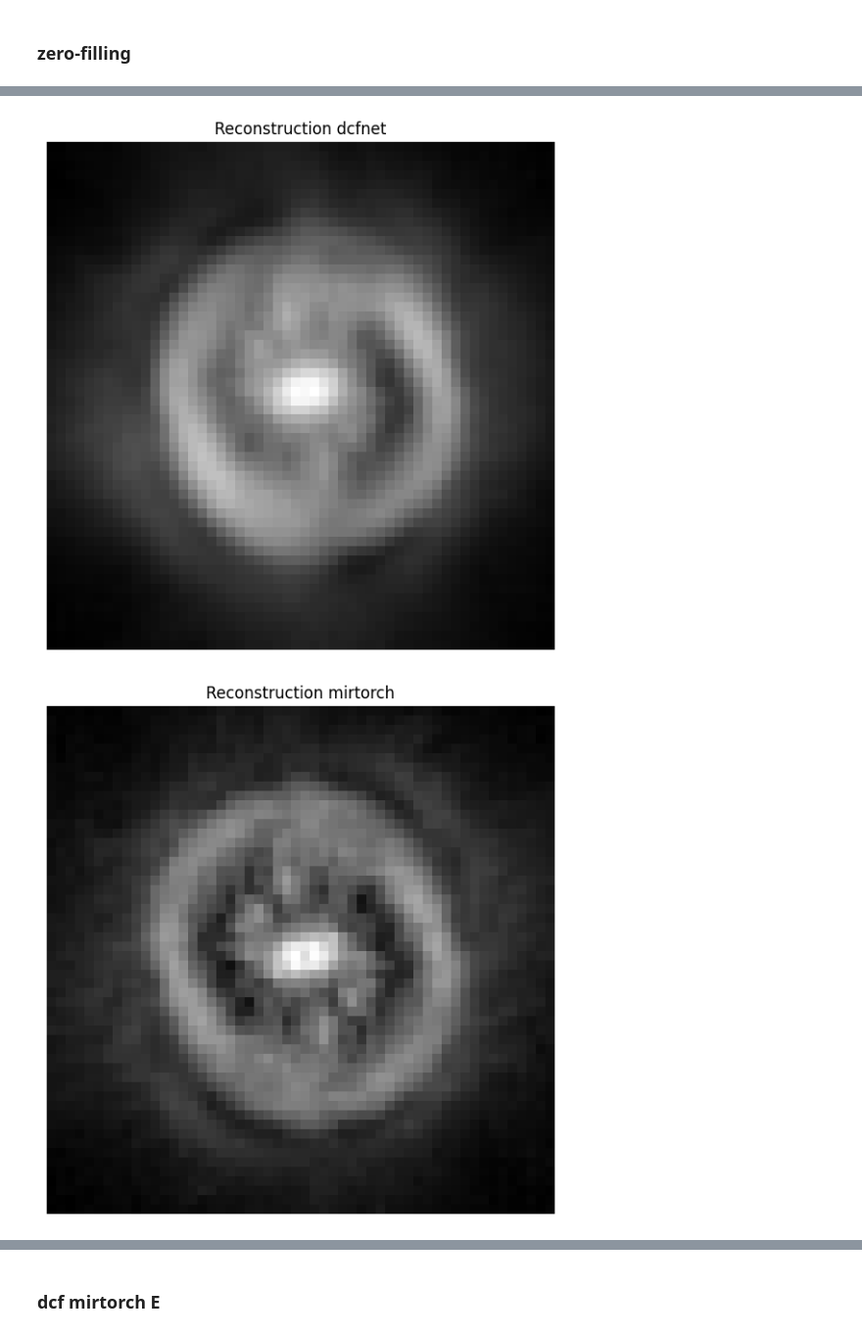
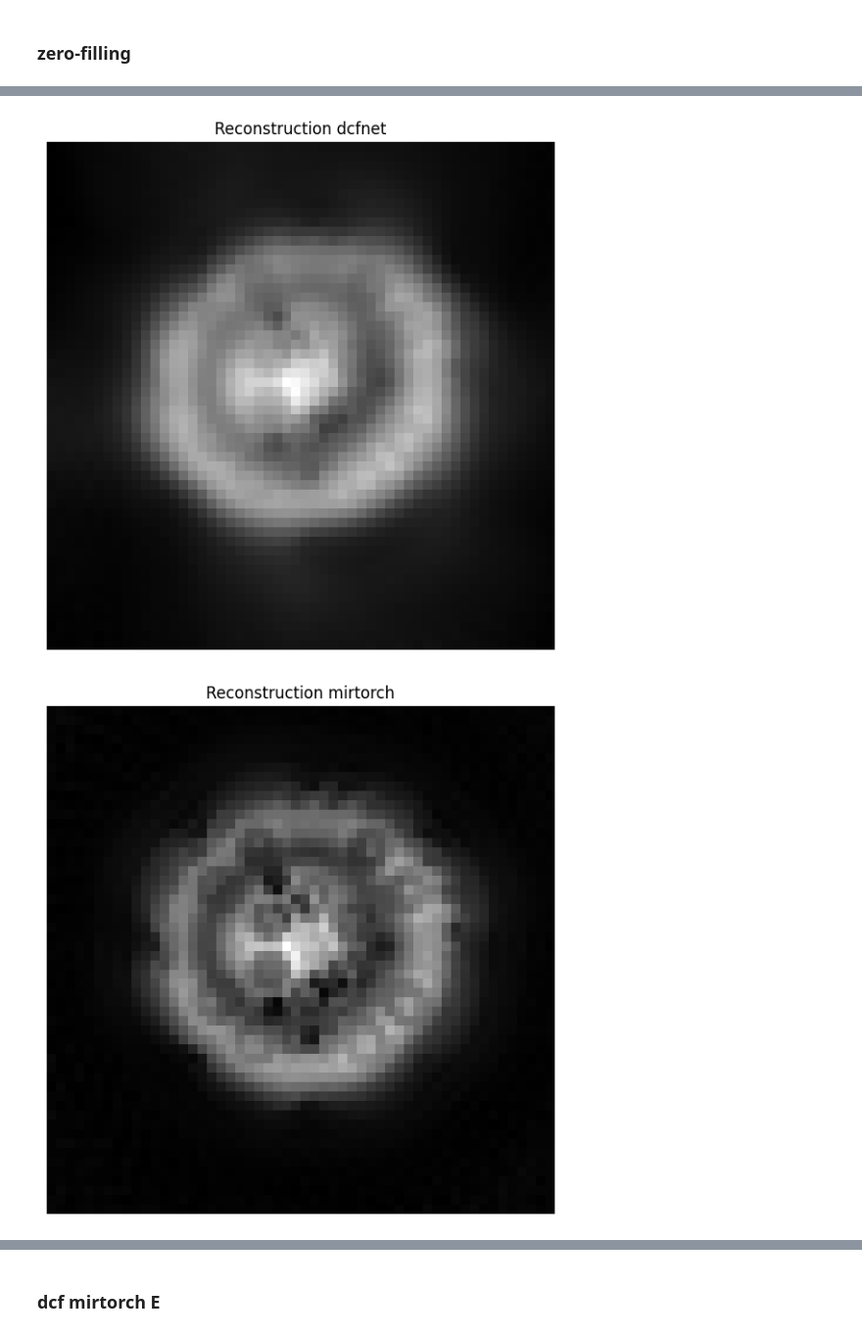
Before and after one commit to frank-roesler/MR_Trajectory_Fit, a Jupyter notebook: recon.ipynb, the cells around one changed output, grey strips where cells are left out. Shown at 98% size. Cells and saved outputs as stored; diff of their text form; code cells hidden in the pictures.

Commit message:
fix recon for modified rosette reshuffle

```diff
--- a/recon.ipynb
+++ b/recon.ipynb
@@ -110,6 +108,9 @@ data_t0 = data[:, :, 0, :]  # (petals, coils, points)
 data_flat = data_t0.transpose(1, 0, 2).reshape(N_COILS, -1)
 
 print("flat:", data_flat.shape)
+
+sampled_tensor = torch.tensor(data_flat, dtype=torch.complex64)  # shape: (32, 8000)
+print(f"sampled tensor shape: {sampled_tensor.shape}")
 # %% [output]
 Raw stacked shape: (80, 32, 32704)
 Shape after discarding initial 42 points: (80, 32, 32662)
@@ -251,29 +259,13 @@ def reconstruct_rss_mirtorch(data_flat, rosette_tensor, recon):
 # %% [markdown]
 ### zero-filling
 # %%
-print(f"Max k-space value in trajectory: {torch.abs(rosette_tensor).max():.4f}")
+print(f"Max k-space value in trajectory: {torch.abs(rosette_resort_tensor).max():.4f}")
 new_params = params.copy()
-new_params["img_size"] = int(np.round(torch.abs(rosette_tensor).max() * 2 * params["FoV"]))
+new_params["img_size"] = int(np.round(torch.abs(rosette_resort_tensor).max() * 2 * params["FoV"]))
 kmax_img = new_params["img_size"] / (2 * params["FoV"])
 print(f"Calculated img_size: {new_params['img_size']:.4f}")
 print(f"Calculated kmax_img: {kmax_img:.4f} 1/m")
 
-corners = torch.tensor(
-    [[kmax_img, kmax_img], [-kmax_img, -kmax_img]],
-    device=rosette_tensor.device,
-    dtype=rosette_tensor.dtype,
-)
-rosette_recon = torch.cat([rosette_tensor, corners], dim=0)
-
 recon = ImageRecon(new_params, kmax_img, dcfnet_path)
-
-plt.figure(figsize=[6,6])
-plt.plot(rosette_recon[:, 0], rosette_recon[:, 1], 'o')
-plt.title('Rosette Trajectory with zero-filling')
-plt.xlabel('Kx')
-plt.ylabel('Ky')
-plt.axis('equal')
-plt.grid()
-plt.show()
 # %% [output]
 Max k-space value in trajectory: 0.1200
@@ -283,27 +274,37 @@ Calculated kmax_img: 0.1205 1/m
 # %%
-image_scaled = reconstruct_rss_dcfnet(data_flat, rosette_recon, recon)
+images_coils = []
+for i in range(N_COILS):
+    image_coil = recon.reconstruct_img_dcfnet(rosette_orig_tensor, rosette_resort_tensor, sampled_tensor[i])
+    images_coils.append(image_coil.detach().cpu().numpy())
 
+images_coils = np.array(images_coils)
+image_rss = np.sqrt(np.sum(np.abs(images_coils)**2, axis=0))
 plt.figure(figsize=(7, 7))
 #vmax = np.percentile(image_scaled, 99.5)
 #plt.imshow(image_scaled, cmap="gray", origin="lower", vmin=0, vmax=vmax)
-plt.imshow(image_scaled, cmap="gray", origin="lower")
+plt.imshow(image_rss, cmap="gray", origin="lower")
 plt.title("Reconstruction dcfnet")
 plt.axis("off")
 plt.savefig(f"{saving_folder}/dcfnet.png", bbox_inches='tight', pad_inches=0)
 plt.show()
 # %% [output]
-[figure, old version]
+[figure, new version]
 # %%
-image_scaled = reconstruct_rss_mirtorch(data_flat, rosette_recon, recon)
+images_coils = []
+for i in range(N_COILS):
+    image_coil = recon.reconstruct_img_mirtorch(rosette_orig_tensor, rosette_resort_tensor, sampled_tensor[i])
+    images_coils.append(image_coil.detach().cpu().numpy())
 
+images_coils = np.array(images_coils)
+image_rss = np.sqrt(np.sum(np.abs(images_coils)**2, axis=0))
 plt.figure(figsize=(7, 7))
 #vmax = np.percentile(image_scaled, 99.5)
 #plt.imshow(image_scaled, cmap="gray", origin="lower", vmin=0, vmax=vmax)
-plt.imshow(image_scaled, cmap="gray", origin="lower")
+plt.imshow(image_rss, cmap="gray", origin="lower")
 plt.title("Reconstruction mirtorch")
 plt.axis("off")
 plt.savefig(f"{saving_folder}/mirtorch.png", bbox_inches='tight', pad_inches=0)
 plt.show()
 # %% [output]
-[figure, old version]
+[figure, new version]
 # %% [markdown]
```
Also changed, not shown: parts of 12 cells of this notebook.
